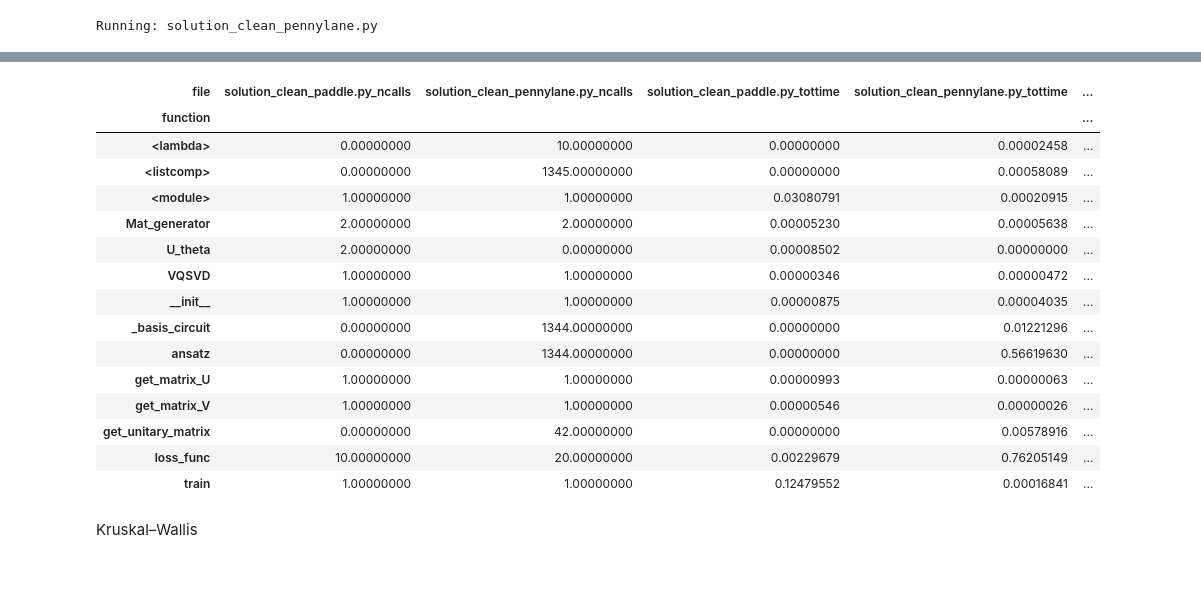
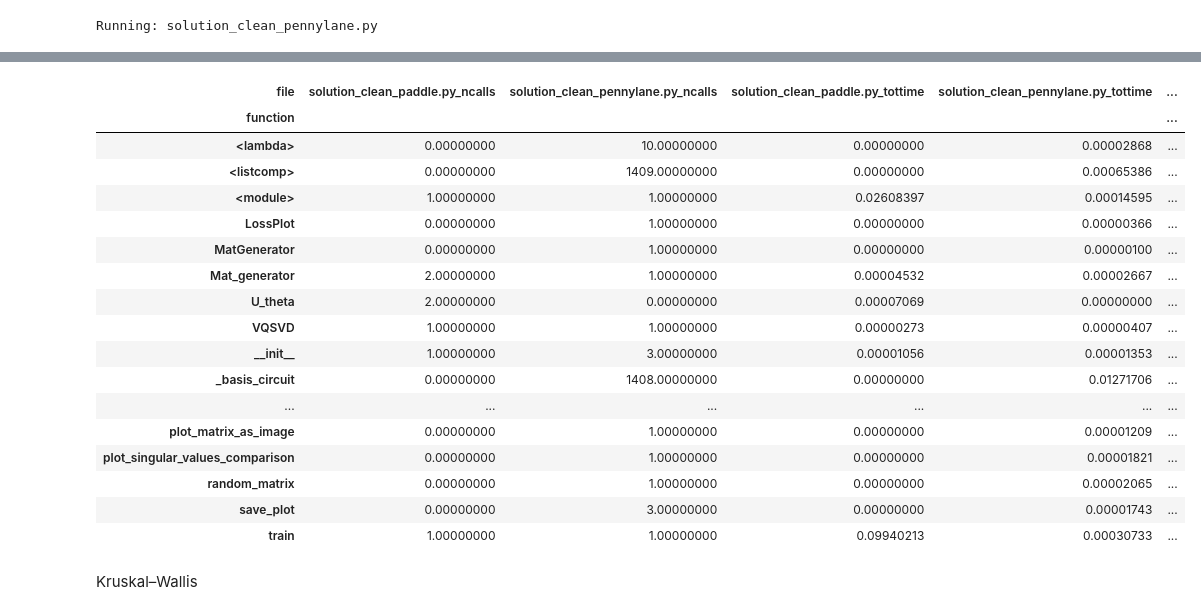
Before and after one commit to Universidad-Cenfotec/VQSVD-Project, a Jupyter notebook: app/algorithms/benchmark_vqsvd.ipynb, the cells around one changed output, grey strips where cells are left out. Saved outputs shown, nothing was run; the diff lists cells and outputs as text; code cells hidden in the pictures; blank space fills up the shorter version.

```diff
--- a/app/algorithms/benchmark_vqsvd.ipynb
+++ b/app/algorithms/benchmark_vqsvd.ipynb
@@ -180,38 +180,40 @@ dtype: float64
 # %%
 # Carga el CSV de resultados
 input_file = "Output/all_profiles_sorted.csv"
 
-filtered = pd.read_csv(input_file)
+df = pd.read_csv(input_file)
 
 grouped = df.groupby(['file', 'function'], as_index=False).agg(
     ncalls=('ncalls', 'sum'),
     tottime=('tottime', 'mean'),
     cumtime=('cumtime', 'mean')
 )
 pivot_ncalls = grouped.pivot(index='function', columns='file', values='ncalls').add_suffix('_ncalls')
 pivot_tottime = grouped.pivot(index='function', columns='file', values='tottime').add_suffix('_tottime')
 pivot_cumtime = grouped.pivot(index='function', columns='file', values='cumtime').add_suffix('_cumtime')
 result = pivot_ncalls.join([pivot_tottime, pivot_cumtime], how='outer').fillna(0)
 
 pd.set_option('display.float_format', '{:.8f}'.format)
 result
 # %% [output]
 | file | solution_clean_paddle.py_ncalls | solution_clean_pennylane.py_ncalls | solution_clean_paddle.py_tottime | solution_clean_pennylane.py_tottime | ... |
 | function |  |  |  |  | ... |
-| <lambda> | 0.00000000 | 10.00000000 | 0.00000000 | 0.00002458 | ... |
-| <listcomp> | 0.00000000 | 1345.00000000 | 0.00000000 | 0.00058089 | ... |
-| <module> | 1.00000000 | 1.00000000 | 0.03080791 | 0.00020915 | ... |
-| Mat_generator | 2.00000000 | 2.00000000 | 0.00005230 | 0.00005638 | ... |
-| U_theta | 2.00000000 | 0.00000000 | 0.00008502 | 0.00000000 | ... |
-| VQSVD | 1.00000000 | 1.00000000 | 0.00000346 | 0.00000472 | ... |
-| __init__ | 1.00000000 | 1.00000000 | 0.00000875 | 0.00004035 | ... |
-| _basis_circuit | 0.00000000 | 1344.00000000 | 0.00000000 | 0.01221296 | ... |
-| ansatz | 0.00000000 | 1344.00000000 | 0.00000000 | 0.56619630 | ... |
-| get_matrix_U | 1.00000000 | 1.00000000 | 0.00000993 | 0.00000063 | ... |
-| get_matrix_V | 1.00000000 | 1.00000000 | 0.00000546 | 0.00000026 | ... |
-| get_unitary_matrix | 0.00000000 | 42.00000000 | 0.00000000 | 0.00578916 | ... |
-| loss_func | 10.00000000 | 20.00000000 | 0.00229679 | 0.76205149 | ... |
-| train | 1.00000000 | 1.00000000 | 0.12479552 | 0.00016841 | ... |
+| <lambda> | 0.00000000 | 10.00000000 | 0.00000000 | 0.00002868 | ... |
+| <listcomp> | 0.00000000 | 1409.00000000 | 0.00000000 | 0.00065386 | ... |
+| <module> | 1.00000000 | 1.00000000 | 0.02608397 | 0.00014595 | ... |
+| LossPlot | 0.00000000 | 1.00000000 | 0.00000000 | 0.00000366 | ... |
+| MatGenerator | 0.00000000 | 1.00000000 | 0.00000000 | 0.00000100 | ... |
+| Mat_generator | 2.00000000 | 1.00000000 | 0.00004532 | 0.00002667 | ... |
+| U_theta | 2.00000000 | 0.00000000 | 0.00007069 | 0.00000000 | ... |
+| VQSVD | 1.00000000 | 1.00000000 | 0.00000273 | 0.00000407 | ... |
+| __init__ | 1.00000000 | 3.00000000 | 0.00001056 | 0.00001353 | ... |
+| _basis_circuit | 0.00000000 | 1408.00000000 | 0.00000000 | 0.01271706 | ... |
+| ... | ... | ... | ... | ... | ... |
+| plot_matrix_as_image | 0.00000000 | 1.00000000 | 0.00000000 | 0.00001209 | ... |
+| plot_singular_values_comparison | 0.00000000 | 1.00000000 | 0.00000000 | 0.00001821 | ... |
+| random_matrix | 0.00000000 | 1.00000000 | 0.00000000 | 0.00002065 | ... |
+| save_plot | 0.00000000 | 3.00000000 | 0.00000000 | 0.00001743 | ... |
+| train | 1.00000000 | 1.00000000 | 0.09940213 | 0.00030733 | ... |
 # %% [markdown]
 Kruskal–Wallis
 # %%
```
Also changed, not shown: parts of 1 cell of this notebook, 12 other files.
